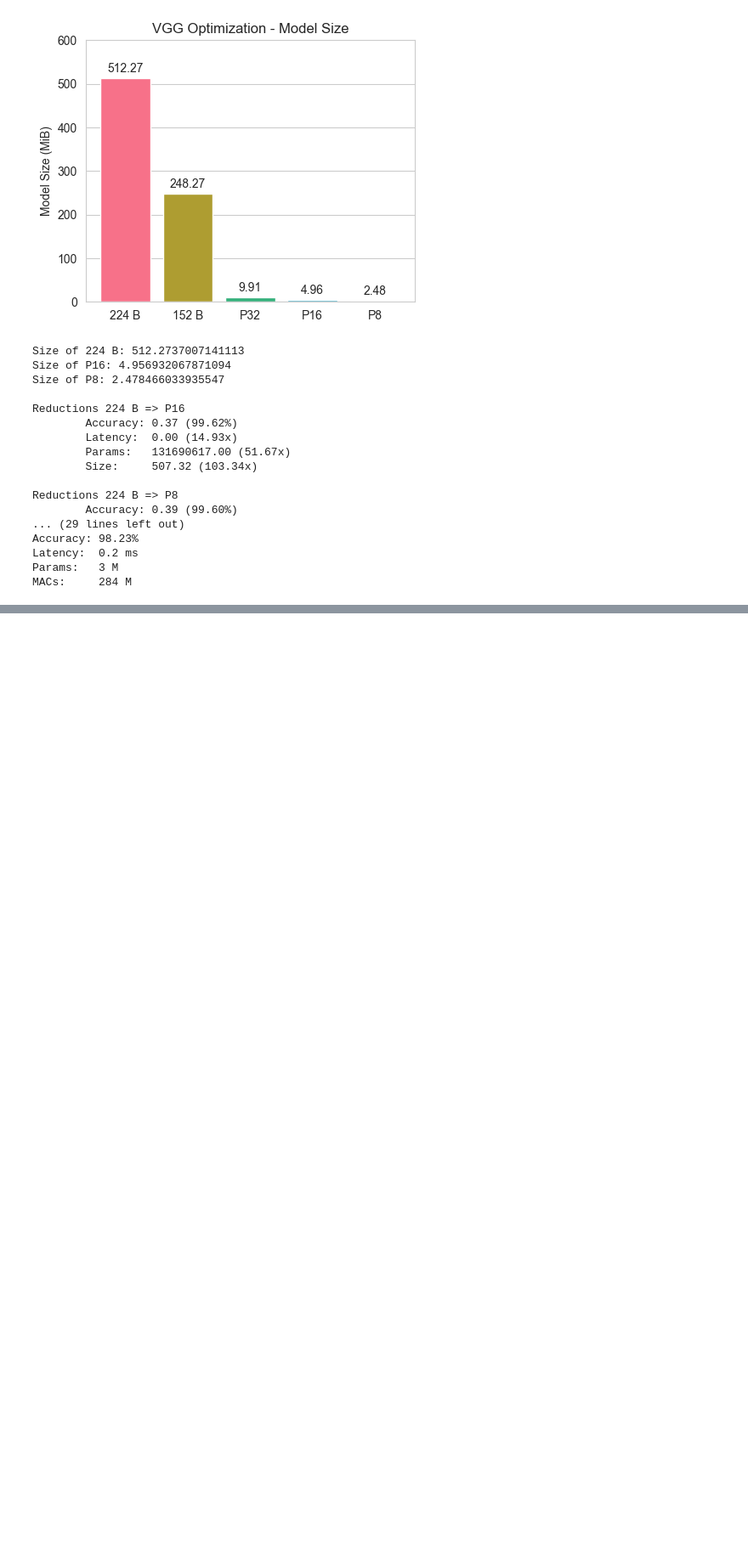
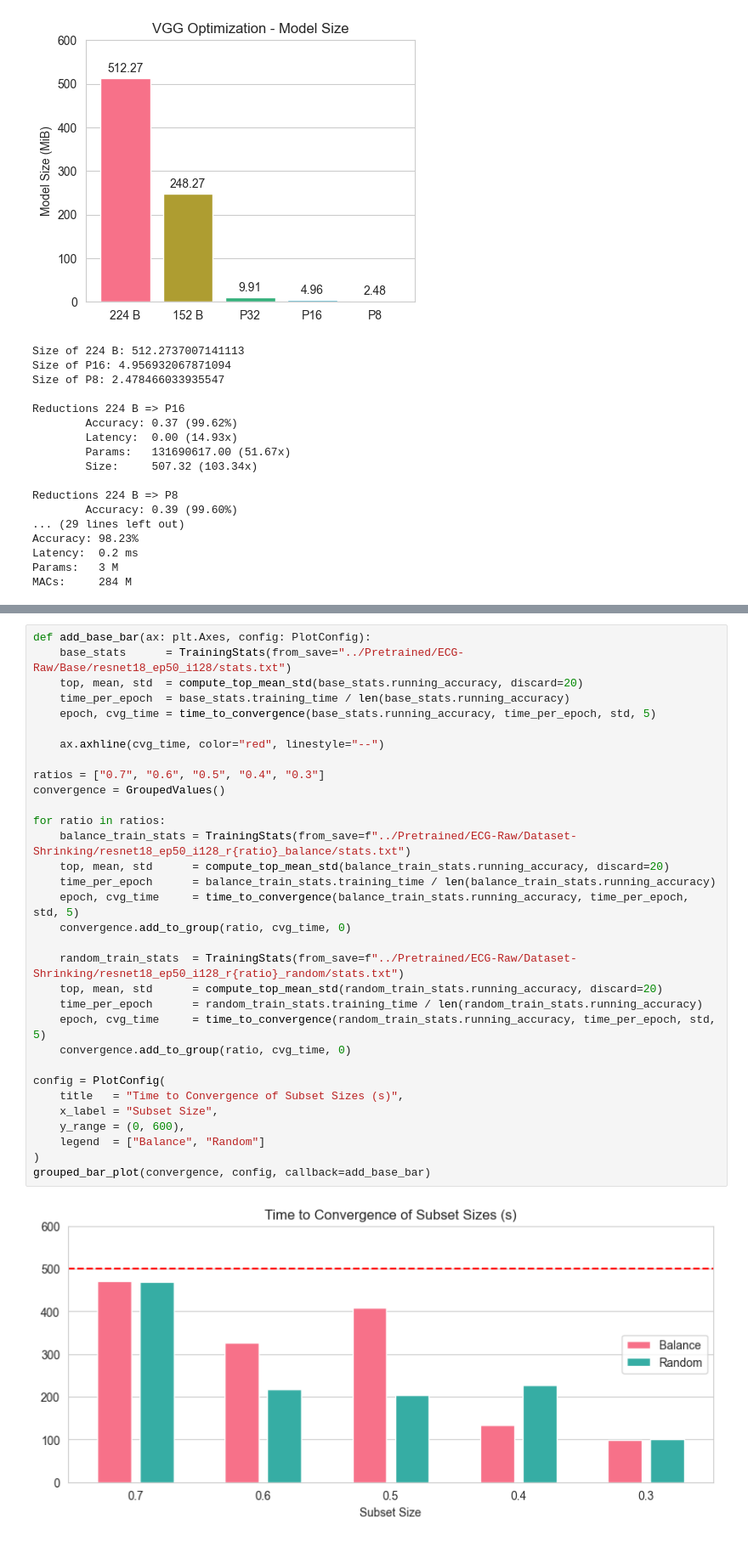
Before and after one commit to Tavonput/ECG-Optimization, a Jupyter notebook: Notebooks/benchmark.ipynb, the cells around one changed output, grey strips where cells are left out. Shown: that part at 85% size. Saved outputs shown, nothing was run; the diff lists cells and outputs as text; blank space fills up the shorter version.

```diff
--- a/Notebooks/benchmark.ipynb
+++ b/Notebooks/benchmark.ipynb
@@ -802,0 +900,34 @@ MACs:     284 M
+# %%
+def add_base_bar(ax: plt.Axes, config: PlotConfig):
+    base_stats      = TrainingStats(from_save="../Pretrained/ECG-Raw/Base/resnet18_ep50_i128/stats.txt")
+    top, mean, std  = compute_top_mean_std(base_stats.running_accuracy, discard=20)
+    time_per_epoch  = base_stats.training_time / len(base_stats.running_accuracy)
+    epoch, cvg_time = time_to_convergence(base_stats.running_accuracy, time_per_epoch, std, 5)
+
+    ax.axhline(cvg_time, color="red", linestyle="--")
+
+ratios = ["0.7", "0.6", "0.5", "0.4", "0.3"]
+convergence = GroupedValues()
+
+for ratio in ratios:
+    balance_train_stats = TrainingStats(from_save=f"../Pretrained/ECG-Raw/Dataset-Shrinking/resnet18_ep50_i128_r{ratio}_balance/stats.txt")
+    top, mean, std      = compute_top_mean_std(balance_train_stats.running_accuracy, discard=20)
+    time_per_epoch      = balance_train_stats.training_time / len(balance_train_stats.running_accuracy)
+    epoch, cvg_time     = time_to_convergence(balance_train_stats.running_accuracy, time_per_epoch, std, 5)
+    convergence.add_to_group(ratio, cvg_time, 0)
+
+    random_train_stats  = TrainingStats(from_save=f"../Pretrained/ECG-Raw/Dataset-Shrinking/resnet18_ep50_i128_r{ratio}_random/stats.txt")
+    top, mean, std      = compute_top_mean_std(random_train_stats.running_accuracy, discard=20)
+    time_per_epoch      = random_train_stats.training_time / len(random_train_stats.running_accuracy)
+    epoch, cvg_time     = time_to_convergence(random_train_stats.running_accuracy, time_per_epoch, std, 5)
+    convergence.add_to_group(ratio, cvg_time, 0)
+
+config = PlotConfig(
+    title   = "Time to Convergence of Subset Sizes (s)",
+    x_label = "Subset Size",
+    y_range = (0, 600),
+    legend  = ["Balance", "Random"]
+)
+grouped_bar_plot(convergence, config, callback=add_base_bar)
+# %% [output]
+[figure, added]
```
Also changed, not shown: parts of 20 cells of this notebook, 13 other files.
